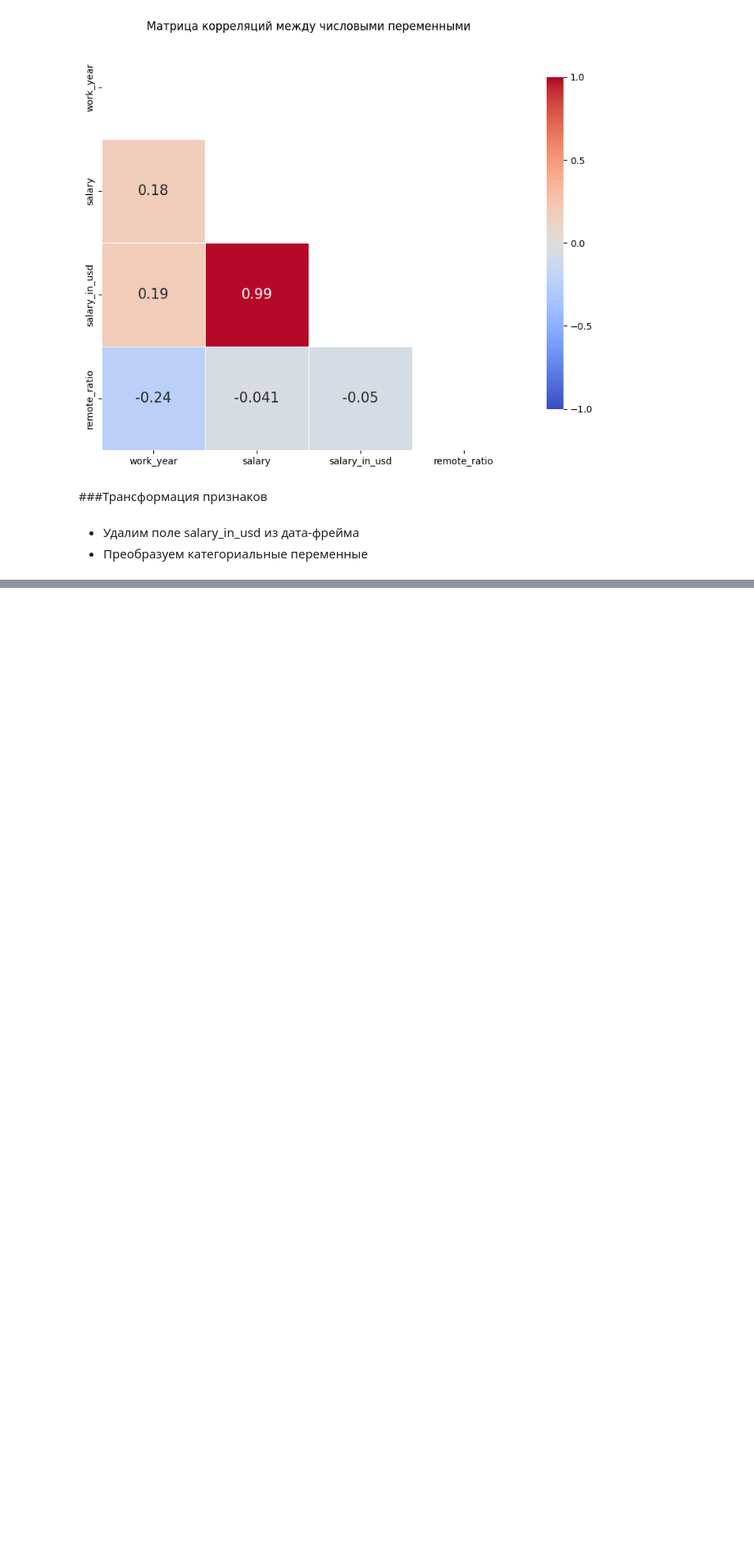
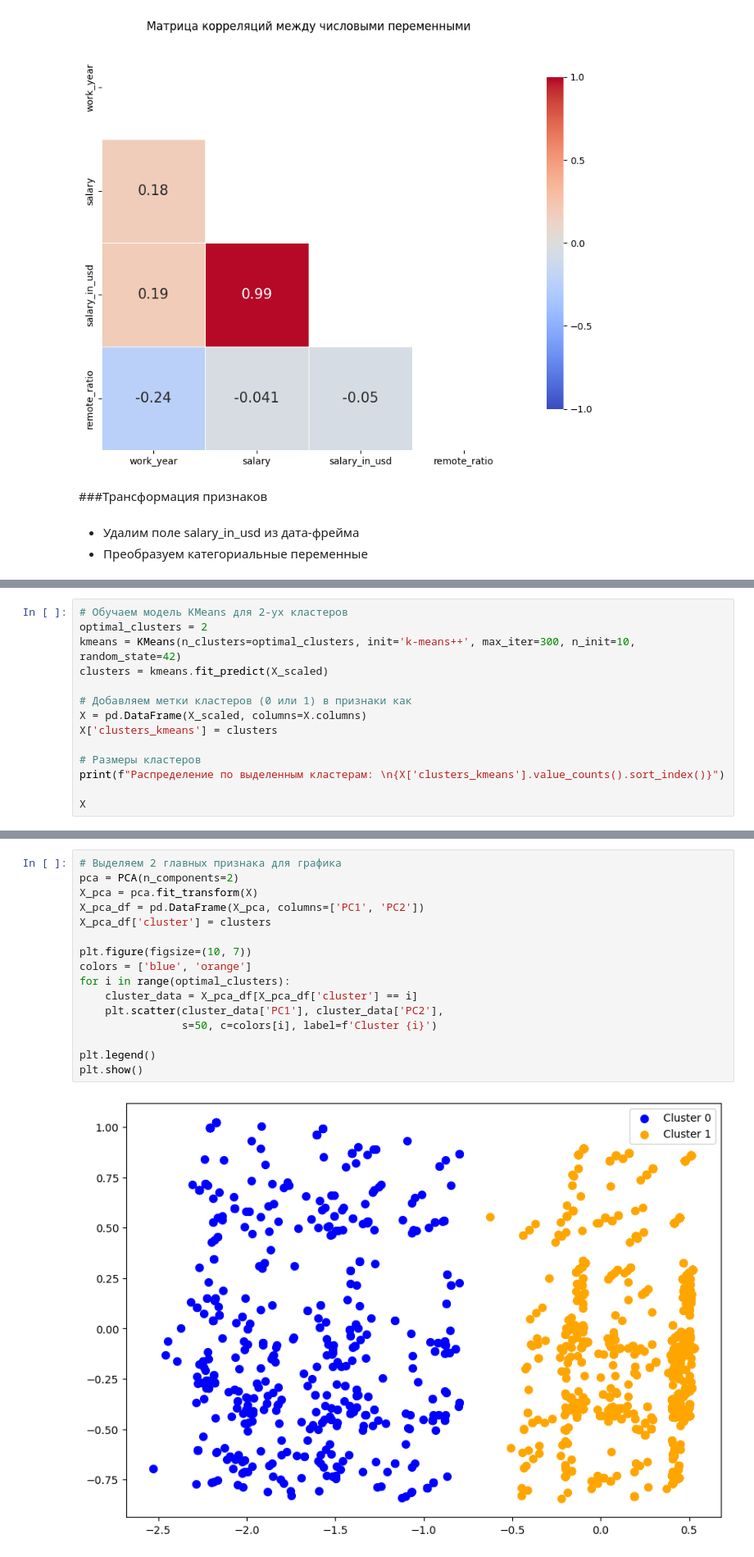
Before and after one commit to Dmitriy6655/-python-DS-ITOGOVAYA, a Jupyter notebook: sem_10_itog_HW.ipynb, the cells around one changed output, grey strips where cells are left out. Shown at 82% size. Drawn from its saved outputs; the diff is of its cells as text; blank space fills up the shorter version.

```diff
--- a/sem_10_itog_HW.ipynb
+++ b/sem_10_itog_HW.ipynb
@@ -369,0 +517,14 @@ plt.show()
+# %%
+# Обучаем модель KMeans для 2-ух кластеров
+optimal_clusters = 2
+kmeans = KMeans(n_clusters=optimal_clusters, init='k-means++', max_iter=300, n_init=10, random_state=42)
+clusters = kmeans.fit_predict(X_scaled)
+
+# Добавляем метки кластеров (0 или 1) в признаки как
+X = pd.DataFrame(X_scaled, columns=X.columns)
+X['clusters_kmeans'] = clusters
+
+# Размеры кластеров
+print(f"Распределение по выделенным кластерам: \n{X['clusters_kmeans'].value_counts().sort_index()}")
+
+X
@@ -369,0 +550,18 @@ plt.show()
+# %%
+# Выделяем 2 главных признака для графика
+pca = PCA(n_components=2)
+X_pca = pca.fit_transform(X)
+X_pca_df = pd.DataFrame(X_pca, columns=['PC1', 'PC2'])
+X_pca_df['cluster'] = clusters
+
+plt.figure(figsize=(10, 7))
+colors = ['blue', 'orange']
+for i in range(optimal_clusters):
+    cluster_data = X_pca_df[X_pca_df['cluster'] == i]
+    plt.scatter(cluster_data['PC1'], cluster_data['PC2'],
+                s=50, c=colors[i], label=f'Cluster {i}')
+
+plt.legend()
+plt.show()
+# %% [output]
+[figure, added]
```
Also changed, not shown: parts of 43 cells of this notebook.
